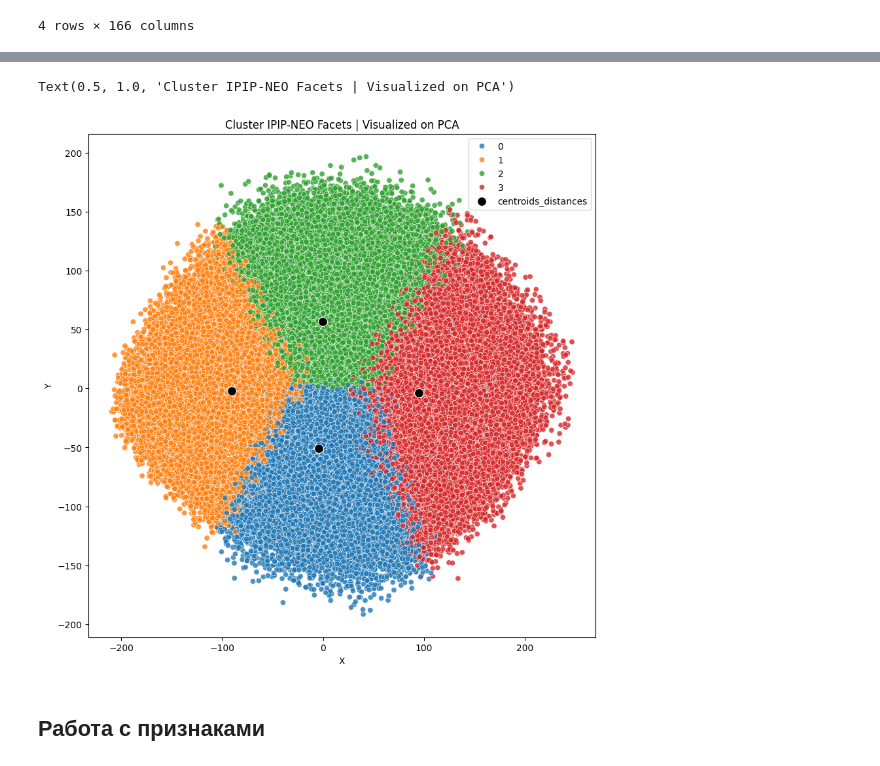
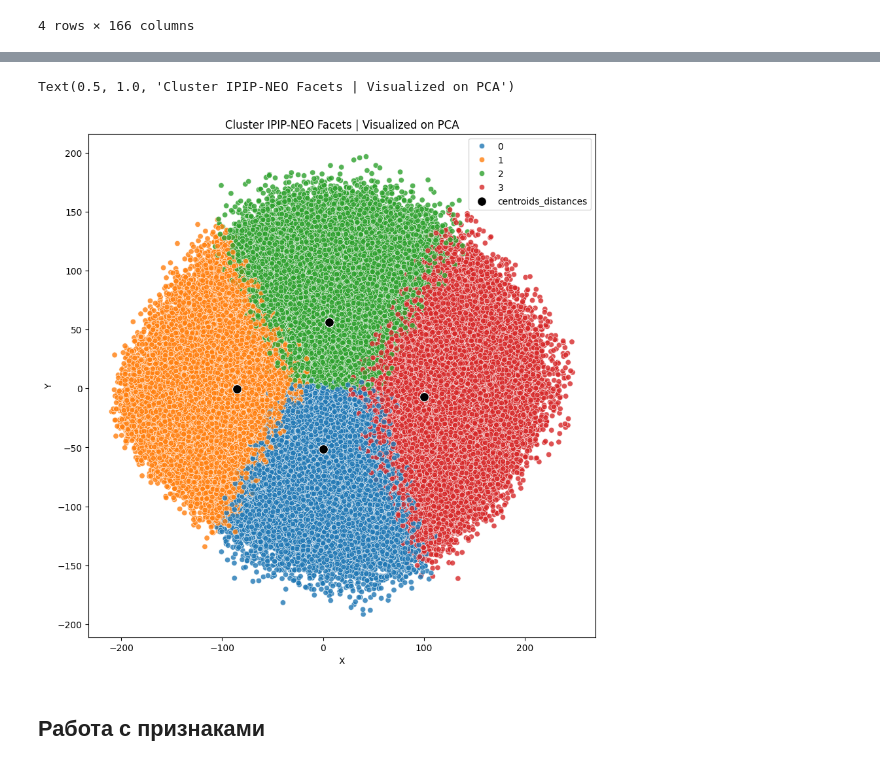
Before and after one commit to samiaFife/LLM-PersonaBench, a Jupyter notebook: notebooks/psychometric_clustering.ipynb, the cells around one changed output, grey strips where cells are left out. Cells and saved outputs as stored; diff of their text form; code cells hidden in the pictures.

```diff
--- a/notebooks/psychometric_clustering.ipynb
+++ b/notebooks/psychometric_clustering.ipynb
@@ -335,15 +364,15 @@ df_pca_closest_distances["clusters"] = df_closest_distances["clusters"]
 # %%
 plt.figure(figsize=(10, 10))
 sns.scatterplot(
     data=df_pca, x="X", y="Y", hue="clusters", legend="full", palette="tab10", alpha=0.8
 )
 sns.scatterplot(
-    data=df_pca_closest_distances, x="X", y="Y", color="black", s=100, marker="o", label="centroids_distances"
+    data=df_closest_distances, x="X", y="Y", color="black", s=100, marker="o", label="centroids_distances"
 )
 plt.title("Cluster IPIP-NEO Facets | Visualized on PCA")
 # %% [output]
 Text(0.5, 1.0, 'Cluster IPIP-NEO Facets | Visualized on PCA')
-[figure, old version]
+[figure, new version]
 # %% [markdown]
 ## Работа с признаками
 # %%
```
Also changed, not shown: parts of 15 cells of this notebook, 10 other files.
